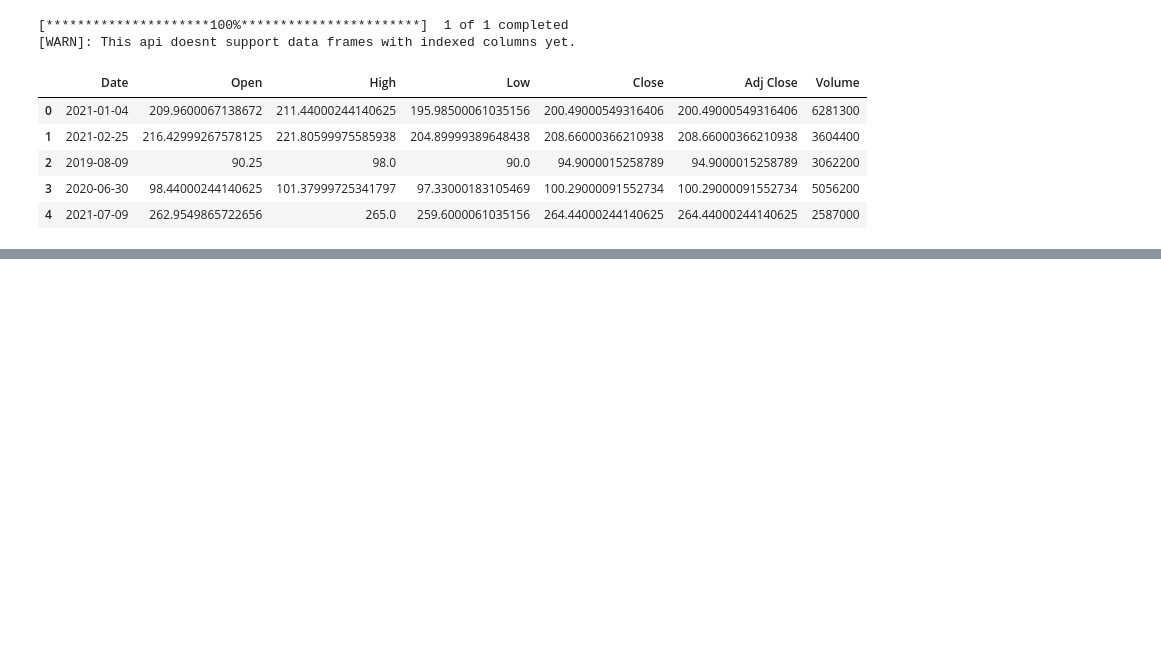
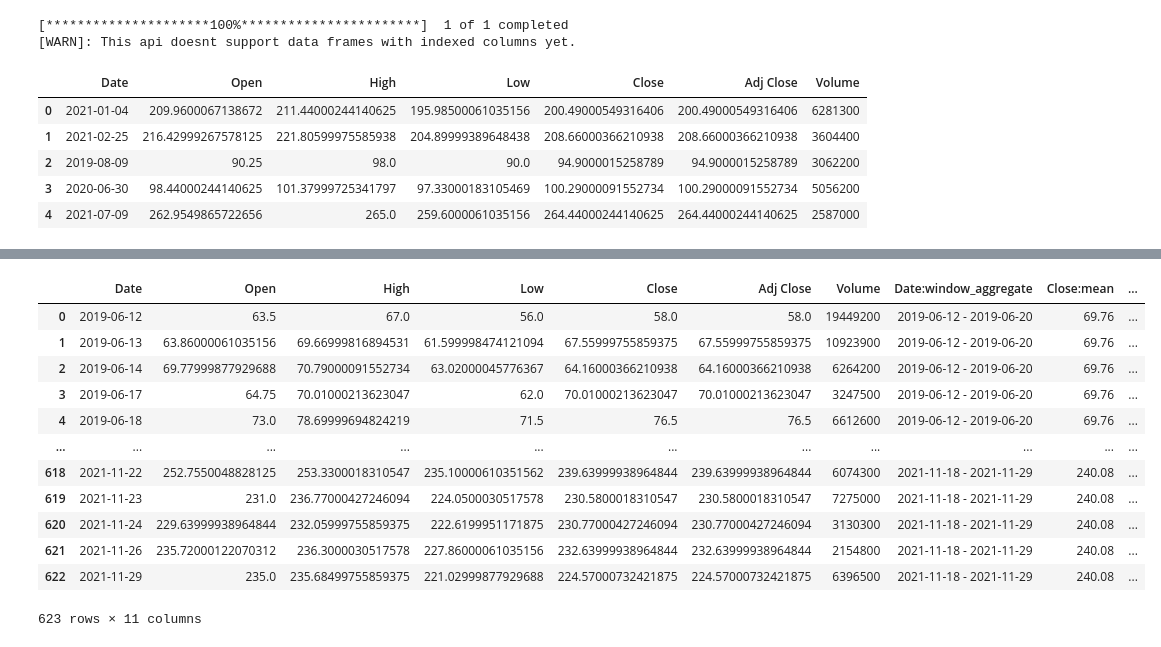
Before and after one commit to CrowdStrike/omigo-data-analytics, a Jupyter notebook: example-notebooks/stock-sliding-window.ipynb, the cells around one changed output, grey strips where cells are left out. Cells and saved outputs as stored; diff of their text form; code cells hidden in the pictures; blank space fills up the shorter version.

```diff
--- a/example-notebooks/stock-sliding-window.ipynb
+++ b/example-notebooks/stock-sliding-window.ipynb
@@ -39,0 +40,18 @@ x \
+# %%
+x \
+    .window_aggregate("Date", ["Close", "Low", "High"], [statistics.mean, min, max], winsize = 7, sliding = False, collapse = False) \
+    .to_df()
+# %% [output]
+|  | Date | Open | High | Low | Close | Adj Close | Volume | Date:window_aggregate | Close:mean | ... |
+| 0 | 2019-06-12 | 63.5 | 67.0 | 56.0 | 58.0 | 58.0 | 19449200 | 2019-06-12 - 2019-06-20 | 69.76 | ... |
+| 1 | 2019-06-13 | 63.86000061035156 | 69.66999816894531 | 61.599998474121094 | 67.55999755859375 | 67.55999755859375 | 10923900 | 2019-06-12 - 2019-06-20 | 69.76 | ... |
+| 2 | 2019-06-14 | 69.77999877929688 | 70.79000091552734 | 63.02000045776367 | 64.16000366210938 | 64.16000366210938 | 6264200 | 2019-06-12 - 2019-06-20 | 69.76 | ... |
+| 3 | 2019-06-17 | 64.75 | 70.01000213623047 | 62.0 | 70.01000213623047 | 70.01000213623047 | 3247500 | 2019-06-12 - 2019-06-20 | 69.76 | ... |
+| 4 | 2019-06-18 | 73.0 | 78.69999694824219 | 71.5 | 76.5 | 76.5 | 6612600 | 2019-06-12 - 2019-06-20 | 69.76 | ... |
+| ... | ... | ... | ... | ... | ... | ... | ... | ... | ... | ... |
+| 618 | 2021-11-22 | 252.7550048828125 | 253.3300018310547 | 235.10000610351562 | 239.63999938964844 | 239.63999938964844 | 6074300 | 2021-11-18 - 2021-11-29 | 240.08 | ... |
+| 619 | 2021-11-23 | 231.0 | 236.77000427246094 | 224.0500030517578 | 230.5800018310547 | 230.5800018310547 | 7275000 | 2021-11-18 - 2021-11-29 | 240.08 | ... |
+| 620 | 2021-11-24 | 229.63999938964844 | 232.05999755859375 | 222.6199951171875 | 230.77000427246094 | 230.77000427246094 | 3130300 | 2021-11-18 - 2021-11-29 | 240.08 | ... |
+| 621 | 2021-11-26 | 235.72000122070312 | 236.3000030517578 | 227.86000061035156 | 232.63999938964844 | 232.63999938964844 | 2154800 | 2021-11-18 - 2021-11-29 | 240.08 | ... |
+| 622 | 2021-11-29 | 235.0 | 235.68499755859375 | 221.02999877929688 | 224.57000732421875 | 224.57000732421875 | 6396500 | 2021-11-18 - 2021-11-29 | 240.08 | ... |
+623 rows × 11 columns
```
Also changed, not shown: parts of 3 cells of this notebook, 2 other files.
